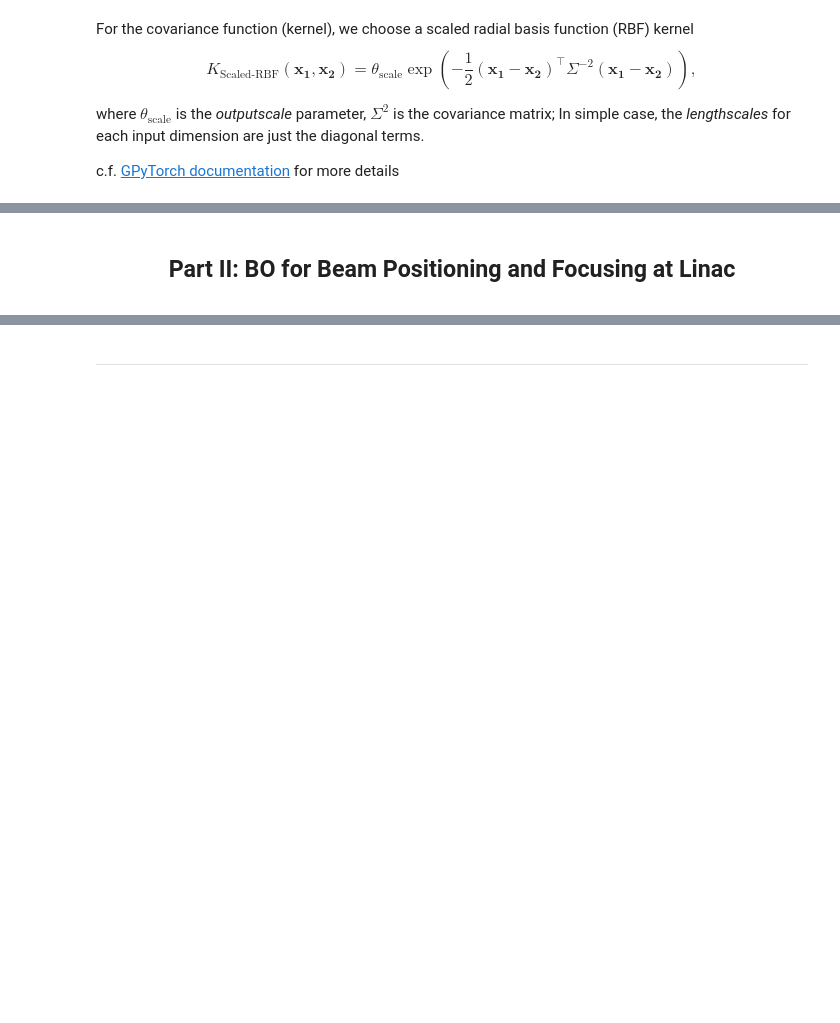
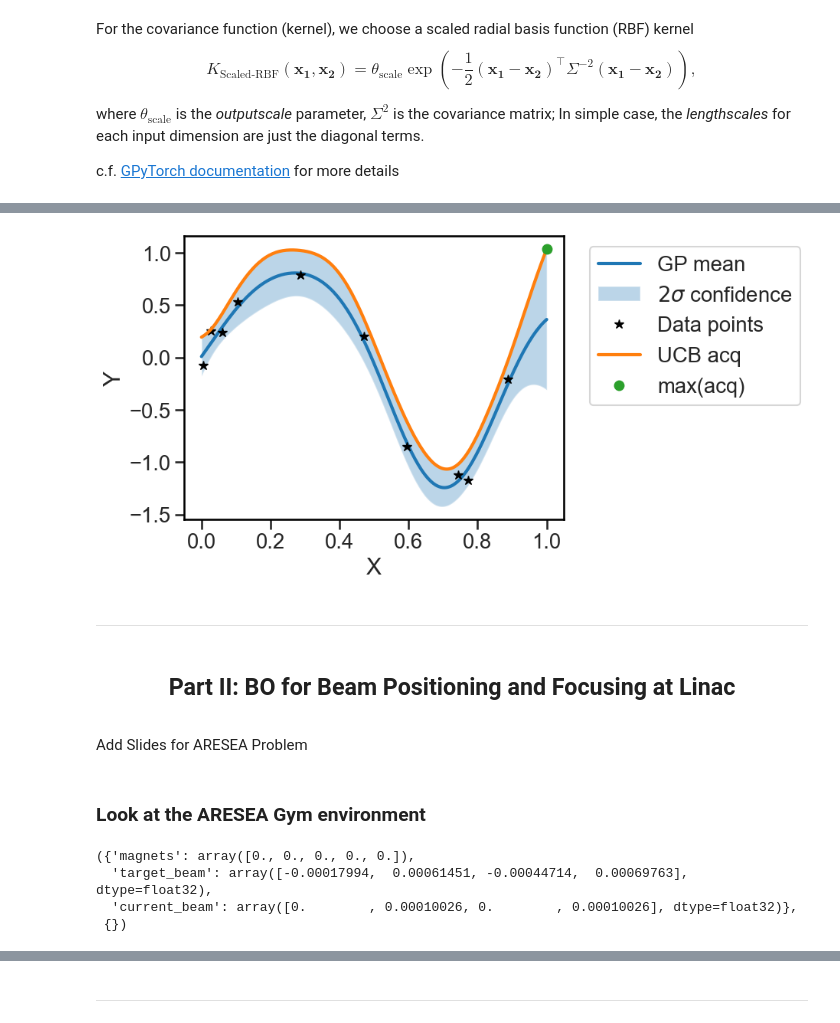
Before and after one commit to aoeftiger/TUDa-NMAP-14, a Jupyter notebook: lecture.ipynb, the cells around one changed output, grey strips where cells are left out. Cells and saved outputs as stored; diff of their text form; code cells hidden in the pictures; blank space fills up the shorter version.

```diff
--- a/lecture.ipynb
+++ b/lecture.ipynb
@@ -203,7 +305,36 @@ sample_gp_posterior_plot(model, y_lim=(-2,2), n_samples=0)
+# %%
+# TODO: Move the plotting func to utils
+def plot_acq_with_gp(model, train_x, train_y, acq, test_X):
+    test_acq_values = acq(test_X.reshape(-1,1,1)).detach().numpy()
+    preds_mean = model(test_X).mean.detach().numpy()
+    preds_sigma = model(test_X).stddev.detach().numpy()
+    plt.plot(test_X, preds_mean, label="GP mean")
+    plt.fill_between(test_X,preds_mean-2*preds_sigma,preds_mean+2*preds_sigma,alpha=0.3,label=r"$2\sigma$ confidence")
+    plt.plot(train_x,train_y,ls="",marker="*",color="black",label="Data points")
+    plt.plot(test_X, test_acq_values, label="UCB acq")
+    x_next = test_X[np.argmax(test_acq_values)]
+    y_next = test_acq_values.max()
+    plt.plot(x_next,y_next, ls="", marker="o", label="max(acq)")
+    plt.xlabel("X")
+    plt.ylabel("Y")
+    plt.legend(bbox_to_anchor=(1.04, 1), loc="upper left")
+# %%
+# Feel free to change the beta value in UCB, or use other acquistion functions
+acq = UpperConfidenceBound(model, beta=4)
+# acq = ExpectedImprovement(model,best_f=float(model.train_targets.max()))
+# acq = ProbabilityOfImprovement(model, best_f=float(model.train_targets.max()))
+# %%
+plot_acq_with_gp(model, train_x, train_y, acq, test_X)
+# %% [output]
+[figure, added]
+# %% [markdown]
+___
 # %% [markdown]
 <div style="text-align: center; width:100%;">
     <h2>Part II: BO for Beam Positioning and Focusing at Linac</h2>
 </div>
+# %% [markdown]
+Add Slides for ARESEA Problem
 # %%
 from ares_ea.env import ARESEA
 from gym.wrappers import RescaleAction
@@ -210,13 +343,14 @@ from gym.wrappers import RescaleAction
+# %% [markdown]
+### Look at the ARESEA Gym environment
 # %%
-# Create a Gym Env
-
+# Create the environment
 env = ARESEA()
 
 # Wrap the environment with some utilities:
-
 env = RescaleAction(env, -1, 1)  # Normalize the action space to [-1,1]^n
-
-### Exercise: Apply some manual actions to move the beam
-
-action = np.array([])  # put your action here
-observation, reward, done, info = env.step(action)  # Perform one step: update the env, observe new beam!
+env.reset()
+# %% [output]
+({'magnets': array([0., 0., 0., 0., 0.]),
+  'target_beam': array([-0.00017994,  0.00061451, -0.00044714,  0.00069763], dtype=float32),
+  'current_beam': array([0.        , 0.00010026, 0.        , 0.00010026], dtype=float32)},
+ {})
```
Also changed, not shown: parts of 31 cells of this notebook, 2 other files.
